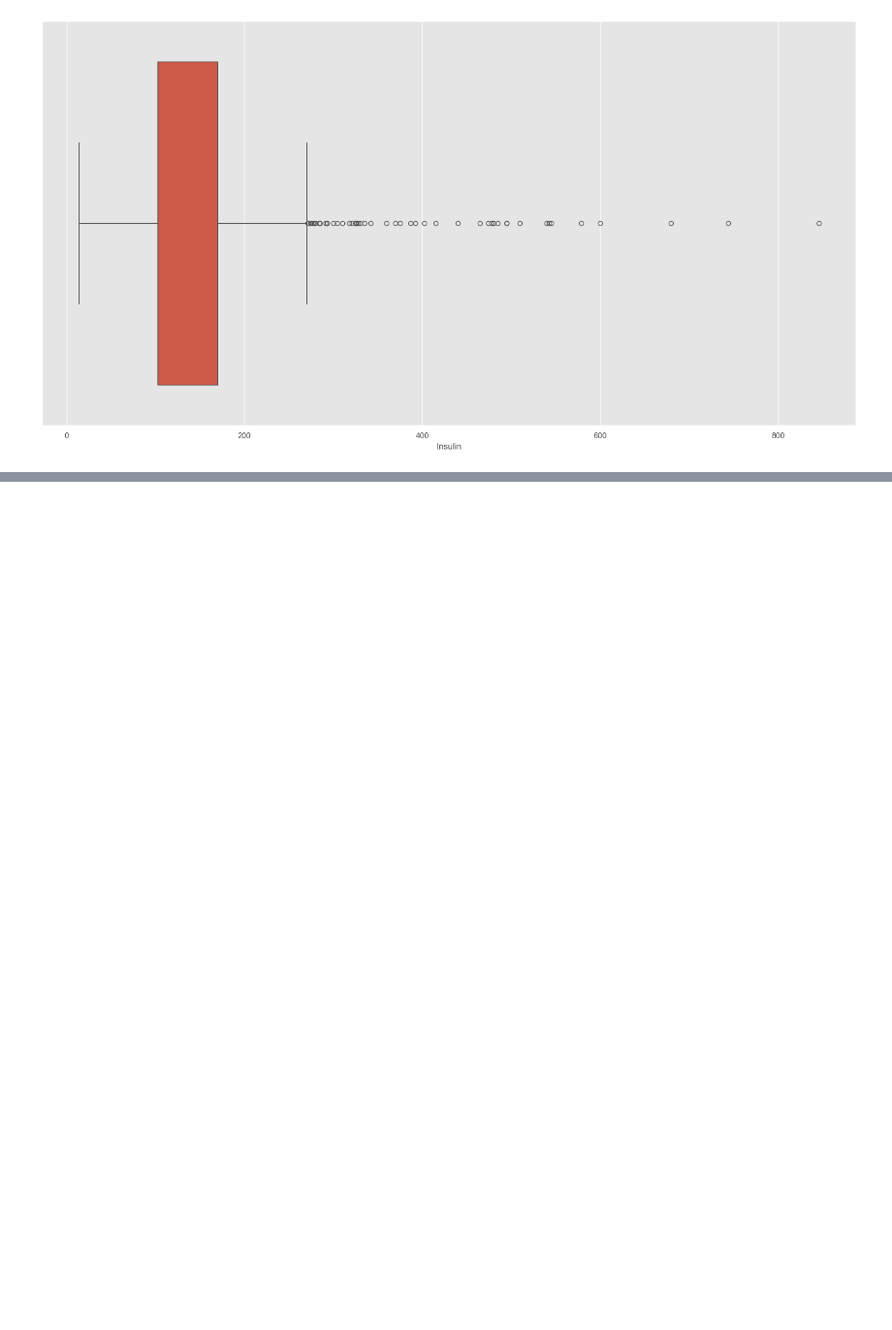
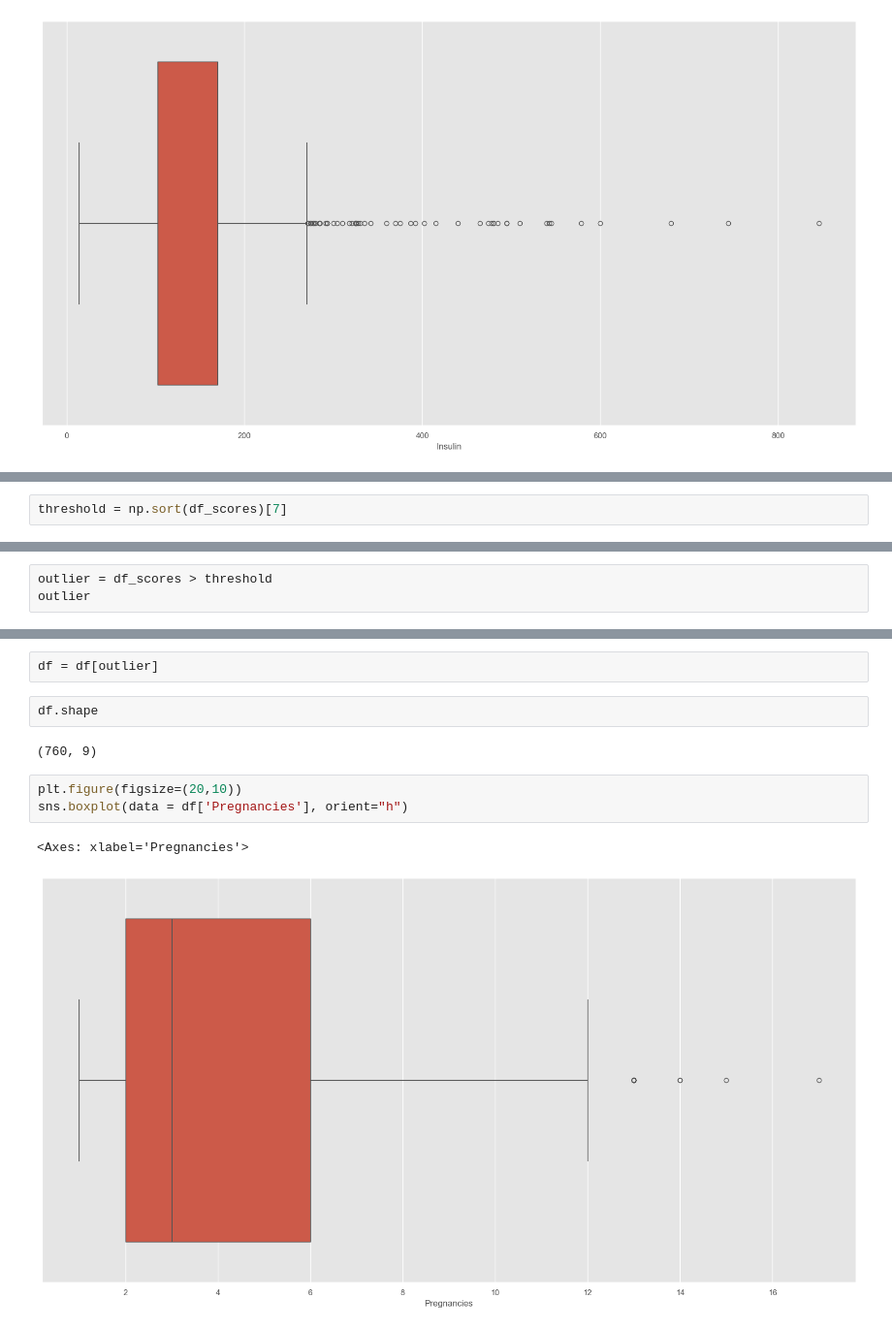
Before and after one commit to vikasjangidmk/A-Machine-Learning-Approach-to-Diabetes-Prediction-Performance-Comparison-of-Multiple-Classifiers, a Jupyter notebook: Notebook.ipynb, the cells around one changed output, grey strips where cells are left out. Shown at 97% size. Cells and saved outputs as stored; diff of their text form; blank space fills up the shorter version.

```diff
--- a/Notebook.ipynb
+++ b/Notebook.ipynb
@@ -440,0 +512,2 @@ sns.boxplot(data = df['Insulin'], orient="h")
+# %%
+threshold = np.sort(df_scores)[7]
@@ -440,0 +518,3 @@ sns.boxplot(data = df['Insulin'], orient="h")
+# %%
+outlier = df_scores > threshold
+outlier
@@ -440,0 +539,12 @@ sns.boxplot(data = df['Insulin'], orient="h")
+# %%
+df = df[outlier]
+# %%
+df.shape
+# %% [output]
+(760, 9)
+# %%
+plt.figure(figsize=(20,10))
+sns.boxplot(data = df['Pregnancies'], orient="h")
+# %% [output]
+<Axes: xlabel='Pregnancies'>
+[figure, added]
```
Also changed, not shown: parts of 14 cells of this notebook, 1 other file.
